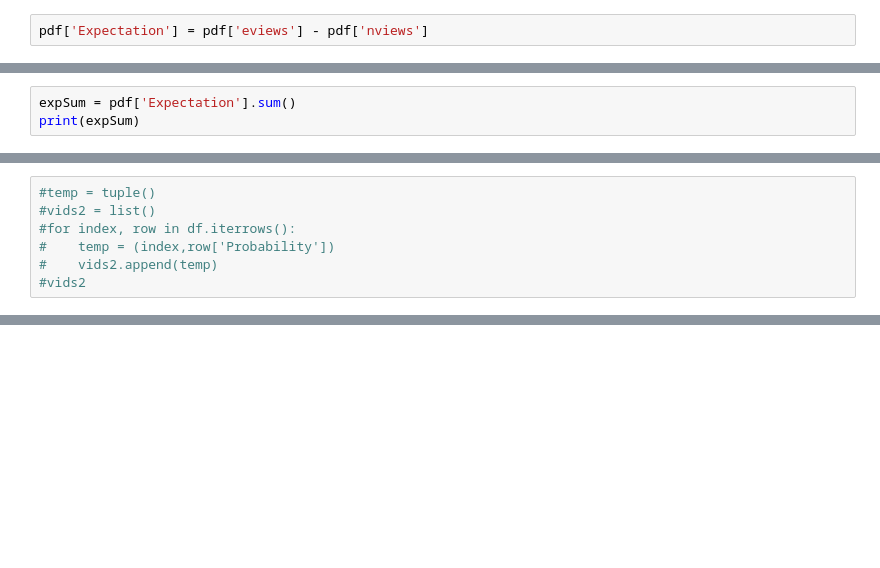
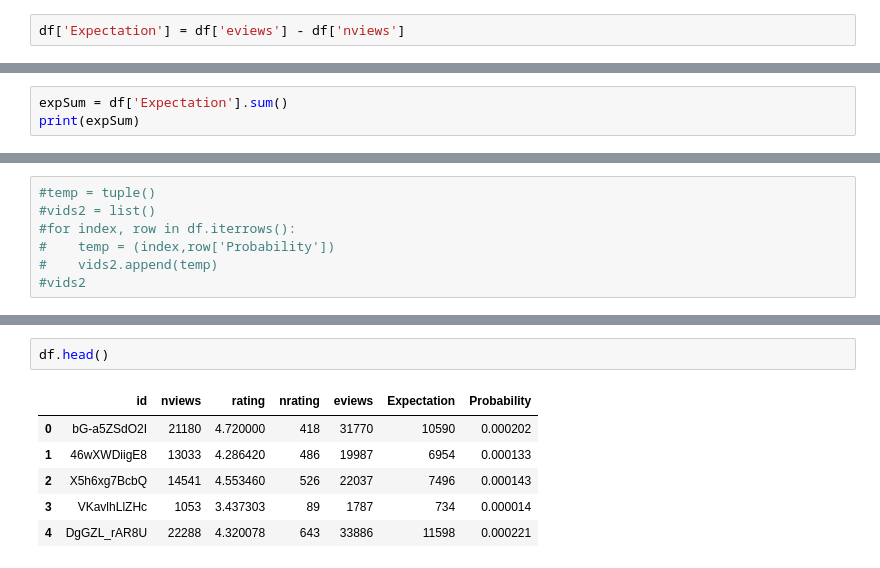
Before and after one commit to SubhankarGhosh/NetworkX, a Jupyter notebook: Paper.ipynb, the cells around one changed output, grey strips where cells are left out. Drawn from its saved outputs; the diff is of its cells as text; blank space fills up the shorter version.

```diff
--- a/Paper.ipynb
+++ b/Paper.ipynb
@@ -820,3 +811,3 @@ pdf.head()
 # %%
-pdf['Expectation'] = pdf['eviews'] - pdf['nviews']
+df['Expectation'] = df['eviews'] - df['nviews']
 # %%
@@ -834,6 +825,6 @@ pdf.head(10)
 | 8 | wzs4NzyWVB0 | 16071 | 3.928805 | 745 | 24938 | 8867 |
 | 9 | Z-ZP7Jt-RUM | 16605 | 4.258787 | 544 | 25328 | 8723 |
 # %%
-expSum = pdf['Expectation'].sum()
+expSum = df['Expectation'].sum()
 print(expSum)
 # %% [output]
@@ -1048,0 +1145,9 @@ nx.draw(newG, with_labels=True)
+# %%
+df.head()
+# %% [output]
+|  | id | nviews | rating | nrating | eviews | Expectation | Probability |
+| 0 | bG-a5ZSdO2I | 21180 | 4.720000 | 418 | 31770 | 10590 | 0.000202 |
+| 1 | 46wXWDiigE8 | 13033 | 4.286420 | 486 | 19987 | 6954 | 0.000133 |
+| 2 | X5h6xg7BcbQ | 14541 | 4.553460 | 526 | 22037 | 7496 | 0.000143 |
+| 3 | VKavlhLlZHc | 1053 | 3.437303 | 89 | 1787 | 734 | 0.000014 |
+| 4 | DgGZL_rAR8U | 22288 | 4.320078 | 643 | 33886 | 11598 | 0.000221 |
```
Also changed, not shown: parts of 40 cells of this notebook, 2 other files.
